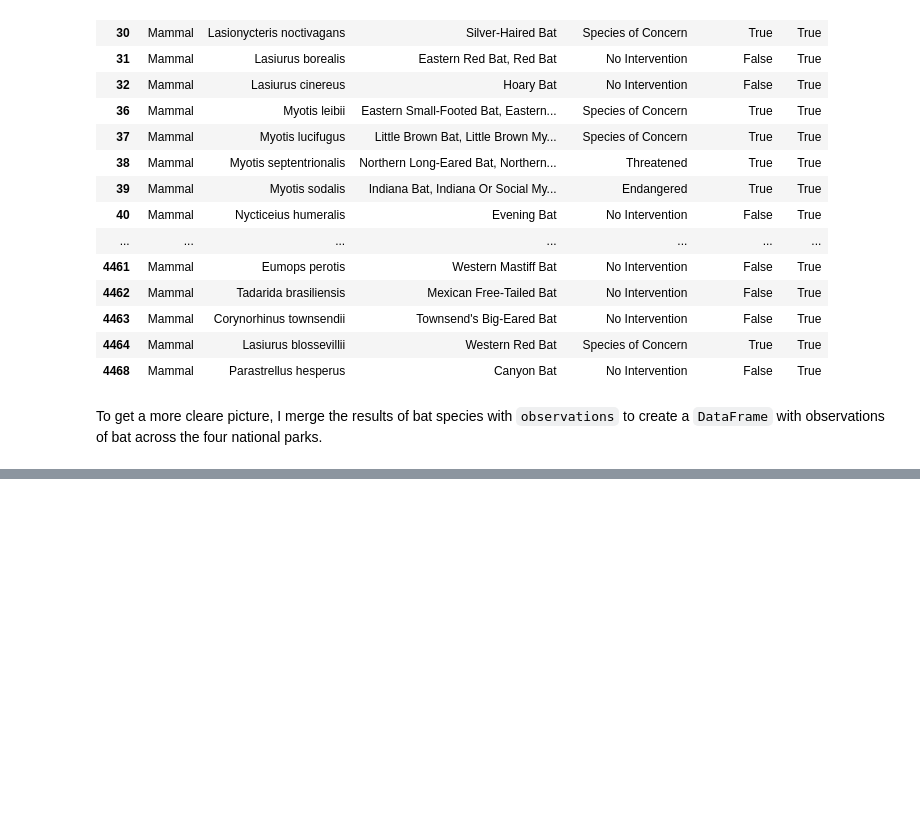
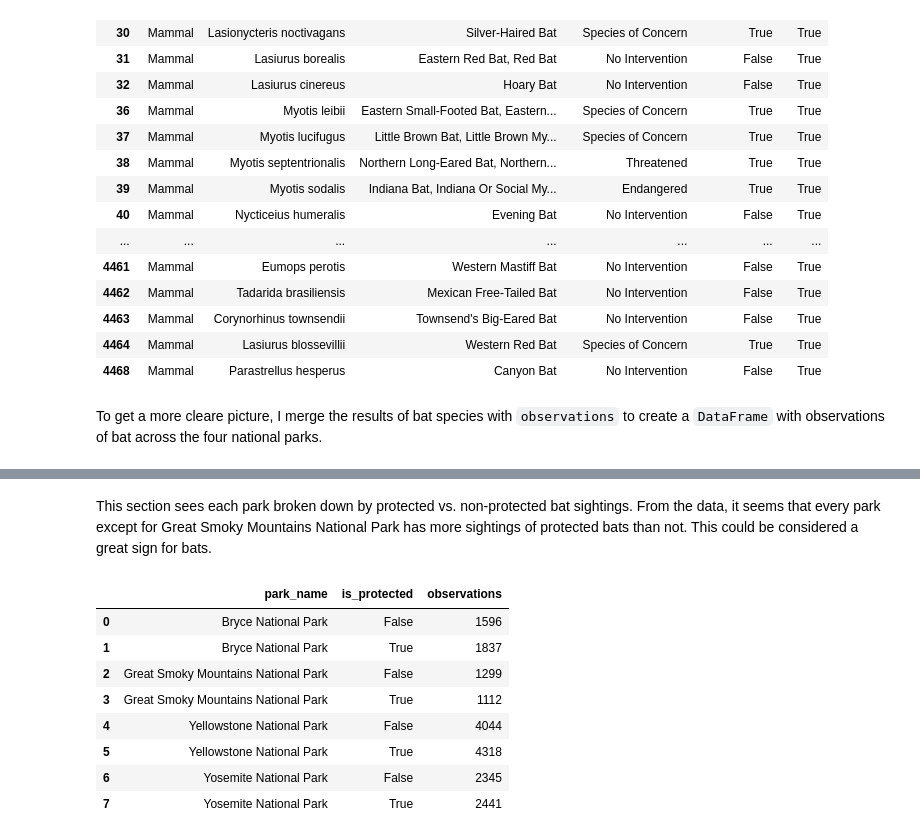
Before and after one commit to Testygen/Biodiversity-in-National-Parks, a Jupyter notebook: biodiversity.ipynb, the cells around one changed output, grey strips where cells are left out. Cells and saved outputs as stored; diff of their text form; code cells hidden in the pictures; blank space fills up the shorter version.

```diff
--- a/biodiversity.ipynb
+++ b/biodiversity.ipynb
@@ -420,0 +450,16 @@ To get a more cleare picture, I merge the results of bat species with `observati
+# %% [markdown]
+This section sees each park broken down by protected vs. non-protected bat sightings. From the data, it seems that every park except for Great Smoky Mountains National Park has more sightings of protected bats than not. This could be considered a great sign for bats.
+# %%
+observations_by_park = bat_observations.groupby(['park_name', 'is_protected']).observations.sum().reset_index()
+
+observations_by_park
+# %% [output]
+|  | park_name | is_protected | observations |
+| 0 | Bryce National Park | False | 1596 |
+| 1 | Bryce National Park | True | 1837 |
+| 2 | Great Smoky Mountains National Park | False | 1299 |
+| 3 | Great Smoky Mountains National Park | True | 1112 |
+| 4 | Yellowstone National Park | False | 4044 |
+| 5 | Yellowstone National Park | True | 4318 |
+| 6 | Yosemite National Park | False | 2345 |
+| 7 | Yosemite National Park | True | 2441 |
```
Also changed, not shown: parts of 8 cells of this notebook, 1 other file.
